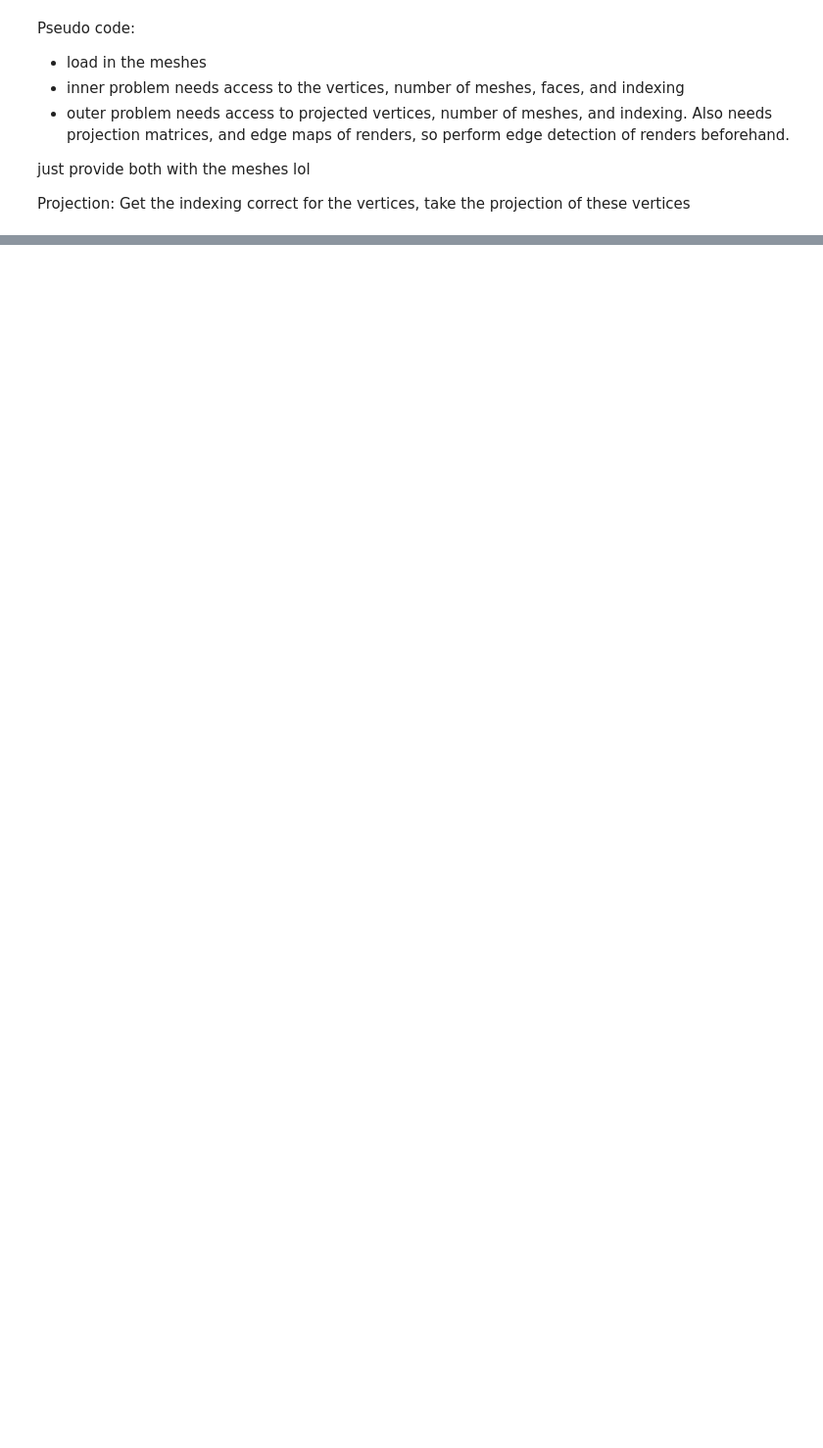
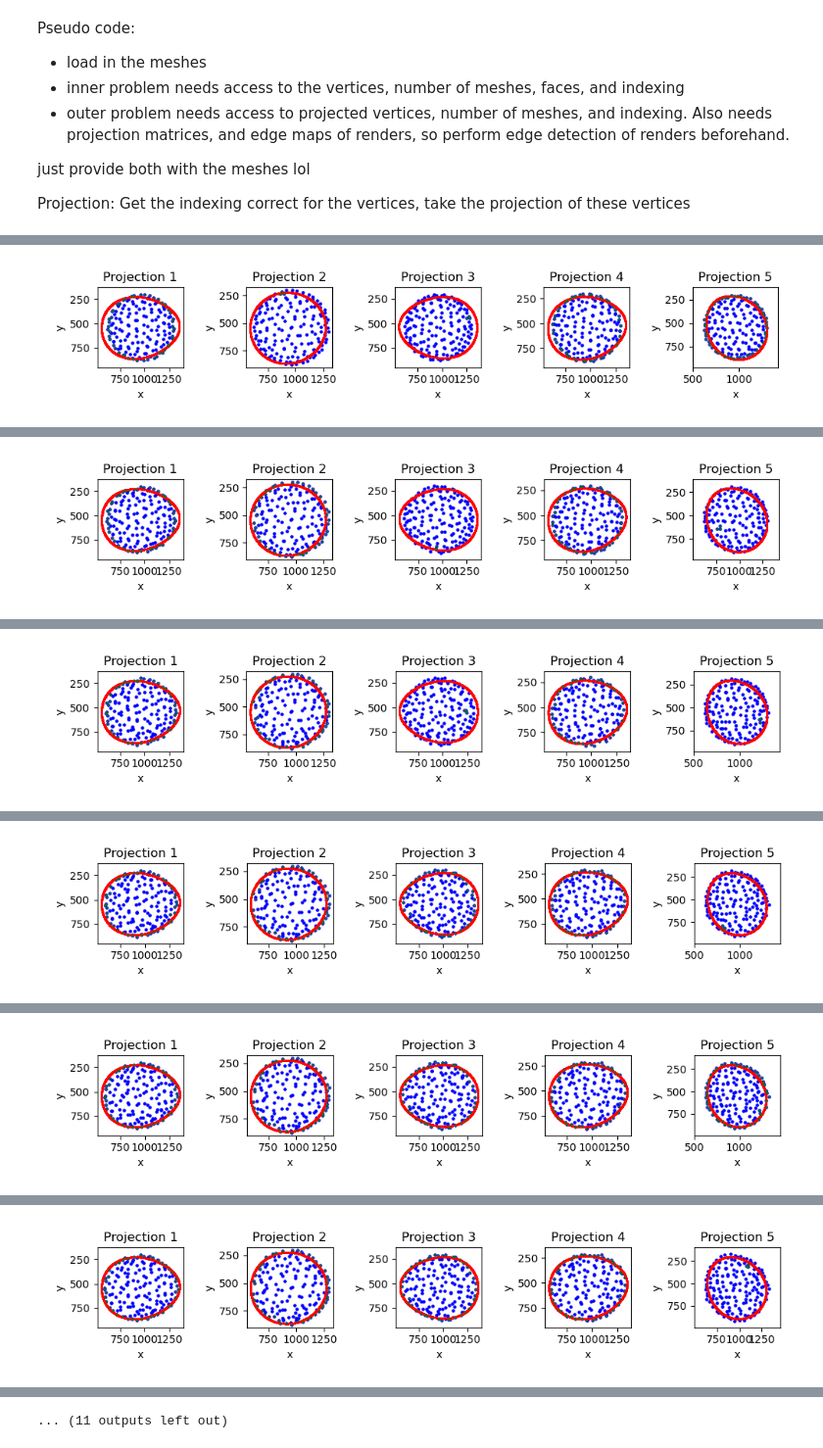
Before and after one commit to jeffreybliang/honours, a Jupyter notebook: src/notebooks/3dMesh.ipynb, the cells around one changed output, grey strips where cells are left out. Shown at 98% size. Drawn from its saved outputs; the diff is of its cells as text; code cells hidden in the pictures; blank space fills up the shorter version.

```diff
--- a/src/notebooks/3dMesh.ipynb
+++ b/src/notebooks/3dMesh.ipynb
@@ -356,27 +282,0 @@ class PyTorchChamferLoss(nn.Module):
-# %%
-def outer_problem(src: Meshes, tgt: Meshes, projmats, edgemap_info, n_iters, lr, moment, verbose=True):
-    node = ConstrainedProjectionNode(src, tgt)
-    verts_init = src.verts_packed() # (sum Vi, 3)
-    verts_init.requires_grad = True
-    # apply solve
-    projverts_init = ConstrainedProjectionFunction.apply(node, verts_init) # (sum Vi, 3)
-
-    chamfer_loss = PyTorchChamferLoss(src, tgt, projmats, edgemap_info)
-    history = [projverts_init]
-    verts = verts_init.clone().detach().requires_grad_(True)
-    optimiser = torch.optim.SGD([verts], lr=lr, momentum=moment)
-
-    # verts_prev = None
-    for i in range(n_iters):
-        optimiser.zero_grad()
-        projverts = ConstrainedProjectionFunction.apply(node, verts)
-        history.append(projverts.detach().clone())
-        # verts_prev = projverts
-
-        loss = chamfer_loss(projverts)
-        loss.backward()
-        optimiser.step()
-
-        if verbose:
-            print(f"{i:4d} Loss: {loss.item()} Gradient: {verts.grad}")
-    return verts
@@ -383,5 +551,5 @@ def outer_problem(src: Meshes, tgt: Meshes, projmats, edgemap_info, n_iters, lr,
 # %%
-from utils import load_renders, load_camera_matrices
+from utils import load_renders, load_camera_matrices, get_projmats_and_edgemap_info
 import cv2
 from cv2.typing import MatLike
 
@@ -390,7 +558,8 @@ def canny_edge_map(img: MatLike):
     # convert to grayscale
     img_greyscale = cv2.cvtColor(img, cv2.COLOR_RGB2GRAY)
     # apply edge detection
-    edge_map = cv2.Canny(img_greyscale, threshold1=50, threshold2=250)
+    # edge_map = cv2.Canny(img_greyscale, threshold1=20, threshold2=100)
+    edge_map = cv2.Canny(img_greyscale, threshold1=15, threshold2=250)
     # return edge map
     return edge_map
 
@@ -403,6 +572,7 @@ def get_edgemaps(renders):
         for num, img in v.items():
             edges = canny_edge_map(img)
             edge_coords = np.argwhere(edges > 0)
+            edge_coords = edge_coords[:, [1,0]]
             views[num] = torch.tensor(edge_coords)
             views_len[num] = len(edge_coords)
         edgemaps[k] = views
@@ -429,3 +595,10 @@ tgt_edgemap_info = [tgt_edgemaps], [tgt_edgemaps_len]
+# %%
+# view_idx = [2,3,4,7,8,9,11]
+view_idx = [4,7,8,9,11]
+tgt = "balloon"
+projmats, tgt_edgemap_info = get_projmats_and_edgemap_info(view_idx, tgt, matrices, edgemaps, edgemaps_len)
+batch_tgt_edgemap_info = ([tgt_edgemap_info[0]],[tgt_edgemap_info[1]])
 # %%
-outer_problem(sphere, parabola, projmats, tgt_edgemap_info, n_iters=20, lr=1e-4,moment=0)
+final_verts, history = outer_problem(sphere, parabola, projmats, batch_tgt_edgemap_info, n_iters=100, lr=5e-7,moment=0)
 # %% [output]
+[figure, added]
@@ -433,0 +615 @@ torch.Size([162]) torch.Size([162])
+[figure, added]
@@ -434,0 +626 @@ RuntimeError: shape '[162, 3]' is invalid for input of size 1
+[figure, added]
@@ -434,0 +637 @@ RuntimeError: shape '[162, 3]' is invalid for input of size 1
+[figure, added]
@@ -434,0 +648 @@ RuntimeError: shape '[162, 3]' is invalid for input of size 1
+[figure, added]
@@ -434,0 +659 @@ RuntimeError: shape '[162, 3]' is invalid for input of size 1
+[figure, added]
@@ -434,0 +670 @@ RuntimeError: shape '[162, 3]' is invalid for input of size 1
+... (11 outputs left out)
```
Also changed, not shown: parts of 13 cells of this notebook, 4 other files.
